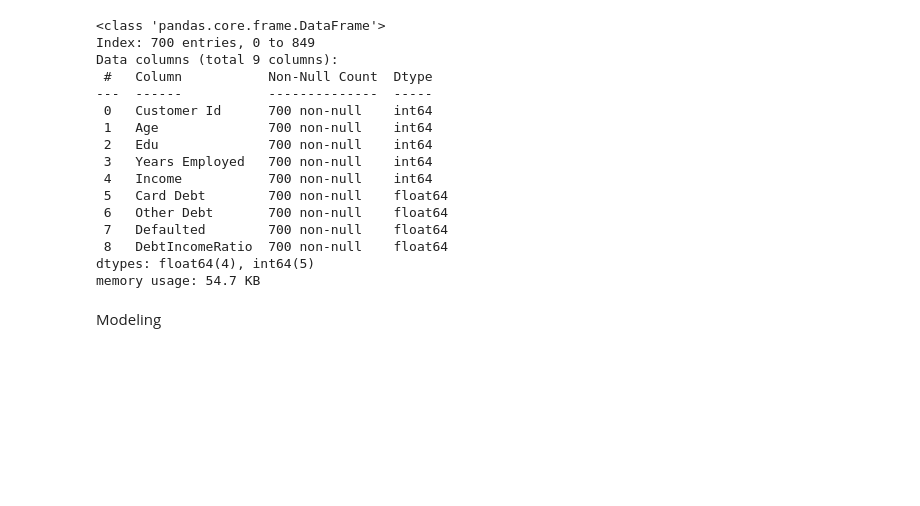
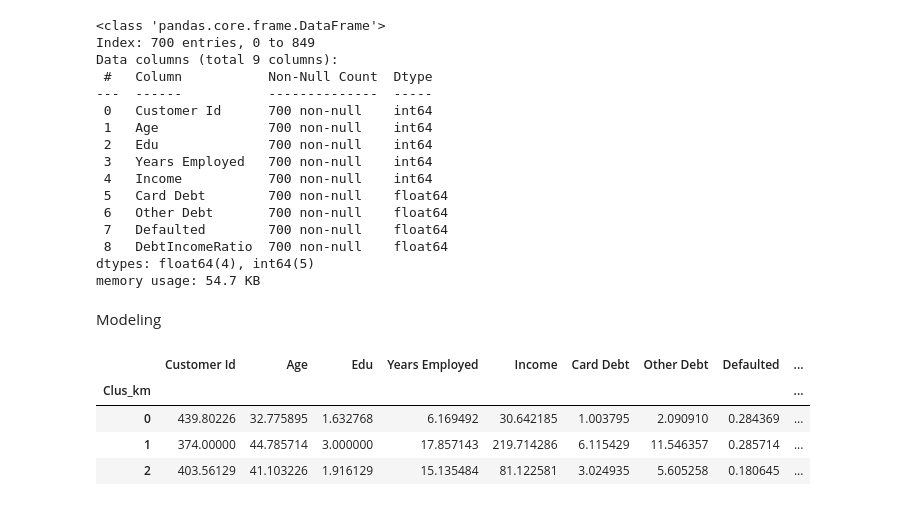
Before and after one commit to Helia-Karisani/k-means-clustering-customer-segmentation, a Jupyter notebook: k-means-clustering-customer-segmentation.ipynb, the cells around one changed output. Saved outputs shown, nothing was run; the diff lists cells and outputs as text; code cells hidden in the pictures; blank space fills up the shorter version.

```diff
--- a/k-means-clustering-customer-segmentation.ipynb
+++ b/k-means-clustering-customer-segmentation.ipynb
@@ -231,3 +232,13 @@ k_means = KMeans(init = "k-means++", n_clusters = clusterNum, n_init = 12)
 k_means.fit(X)
 # extract labels
 labels = k_means.labels_
+# %%
+cust_df["Clus_km"] = labels
+# %%
+cust_df.groupby('Clus_km').mean()
+# %% [output]
+|  | Customer Id | Age | Edu | Years Employed | Income | Card Debt | Other Debt | Defaulted | ... |
+| Clus_km |  |  |  |  |  |  |  |  | ... |
+| 0 | 439.80226 | 32.775895 | 1.632768 | 6.169492 | 30.642185 | 1.003795 | 2.090910 | 0.284369 | ... |
+| 1 | 374.00000 | 44.785714 | 3.000000 | 17.857143 | 219.714286 | 6.115429 | 11.546357 | 0.285714 | ... |
+| 2 | 403.56129 | 41.103226 | 1.916129 | 15.135484 | 81.122581 | 3.024935 | 5.605258 | 0.180645 | ... |
```
Also changed, not shown: parts of 7 cells of this notebook.
